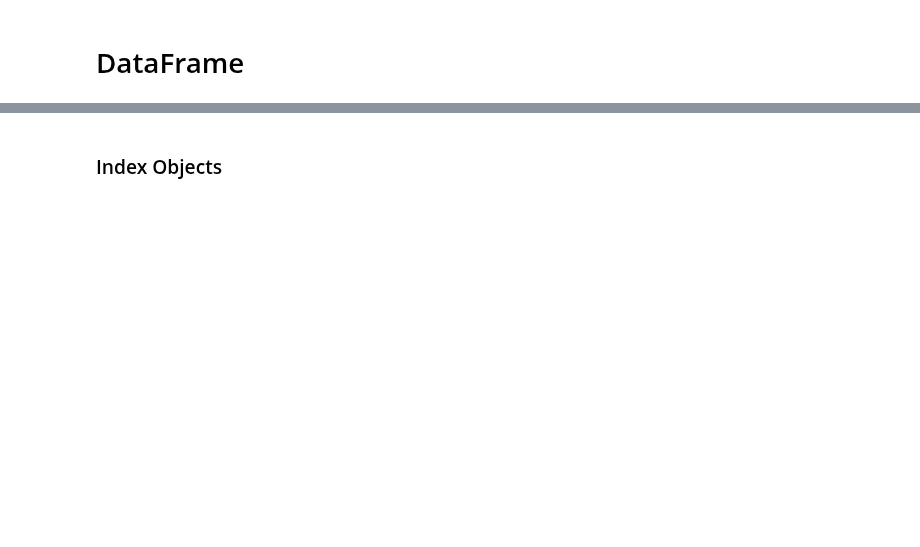
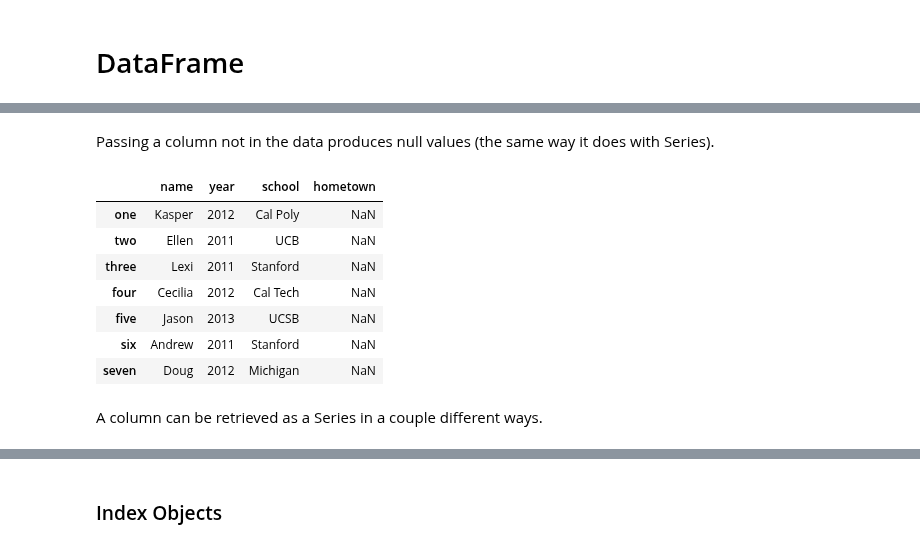
Before and after one commit to calpolydatascience/data301, a Jupyter notebook: Content/Data/DataFrame.ipynb, the cells around one changed output, grey strips where cells are left out. Drawn from its saved outputs; the diff is of its cells as text; code cells hidden in the pictures; blank space fills up the shorter version.

```diff
--- a/Content/Data/DataFrame.ipynb
+++ b/Content/Data/DataFrame.ipynb
@@ -137,0 +9,6 @@ You can then transpose the result.
+# %%
+employees = {"name": ["Kasper", "Ellen", "Lexi", "Cecilia", "Jason", "Andrew", "Doug"],
+             "year": [2012, 2011, 2011, 2012, 2013, 2011, 2012],
+             "school": ["Cal Poly", "UCB", "Stanford", "Cal Tech", "UCSB", "Stanford", "Michigan"]}
+frame = DataFrame(employees)
+frame
@@ -137,0 +37,17 @@ You can then transpose the result.
+# %% [markdown]
+Passing a column not in the data produces null values (the same way it does with Series).
+# %%
+frame2 = DataFrame(employees, columns = ["name", "year", "school", "hometown"],
+                       index = ["one", "two", "three", "four", "five", "six", "seven"])
+frame2
+# %% [output]
+|  | name | year | school | hometown |
+| one | Kasper | 2012 | Cal Poly | NaN |
+| two | Ellen | 2011 | UCB | NaN |
+| three | Lexi | 2011 | Stanford | NaN |
+| four | Cecilia | 2012 | Cal Tech | NaN |
+| five | Jason | 2013 | UCSB | NaN |
+| six | Andrew | 2011 | Stanford | NaN |
+| seven | Doug | 2012 | Michigan | NaN |
+# %% [markdown]
+A column can be retrieved as a Series in a couple different ways.
```
Also changed, not shown: parts of 223 cells of this notebook.
